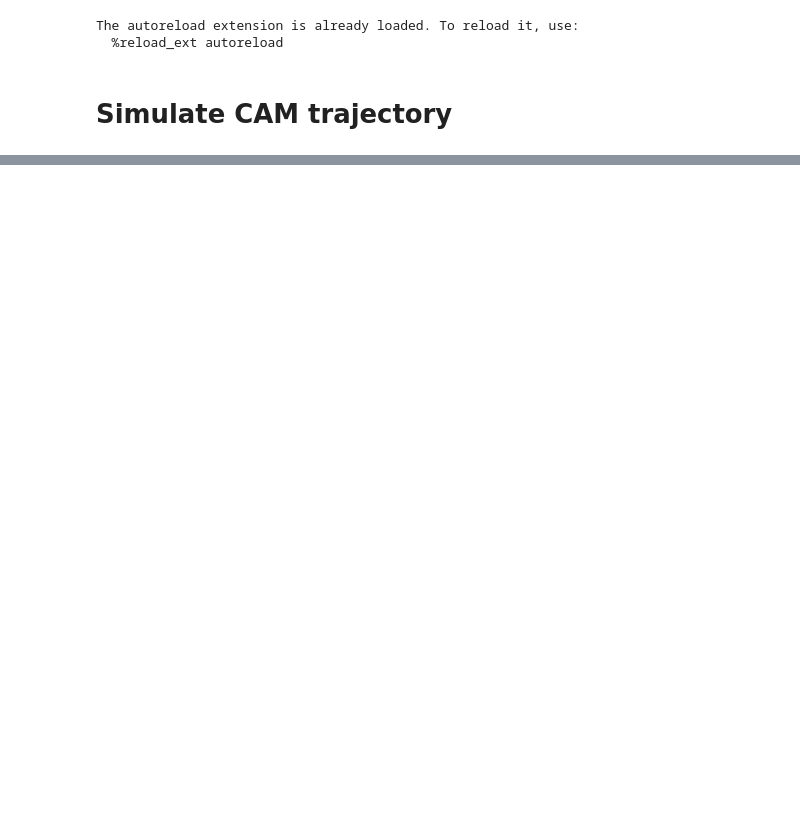
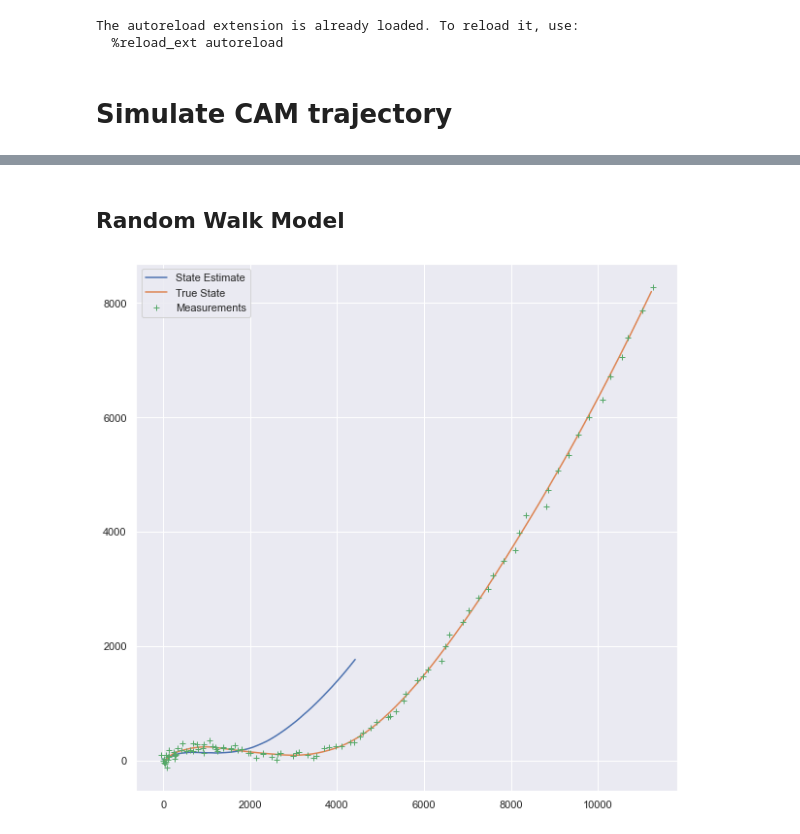
Before and after one commit to maiquang/maithanh-thesis-src, a Jupyter notebook: dp_test.ipynb, the cells around one changed output, grey strips where cells are left out. Cells and saved outputs as stored; diff of their text form; code cells hidden in the pictures; blank space fills up the shorter version.

```diff
--- a/dp_test.ipynb
+++ b/dp_test.ipynb
@@ -19,0 +62,2 @@ The autoreload extension is already loaded. To reload it, use:
+# %% [markdown]
+## Random Walk Model
@@ -19,0 +84,10 @@ The autoreload extension is already loaded. To reload it, use:
+# %%
+plt.figure(figsize=(10, 10))
+plt.plot(log_x[:, 0], log_x[:, 1], label="State Estimate")
+plt.plot(traj.X[0, :], traj.X[1, :], label="True State")
+plt.plot(traj.Y[0, :], traj.Y[1, :], '+',label="Measurements")
+
+plt.legend()
+plt.show()
+# %% [output]
+[figure, added]
```
Also changed, not shown: parts of 14 cells of this notebook, 2 other files.
